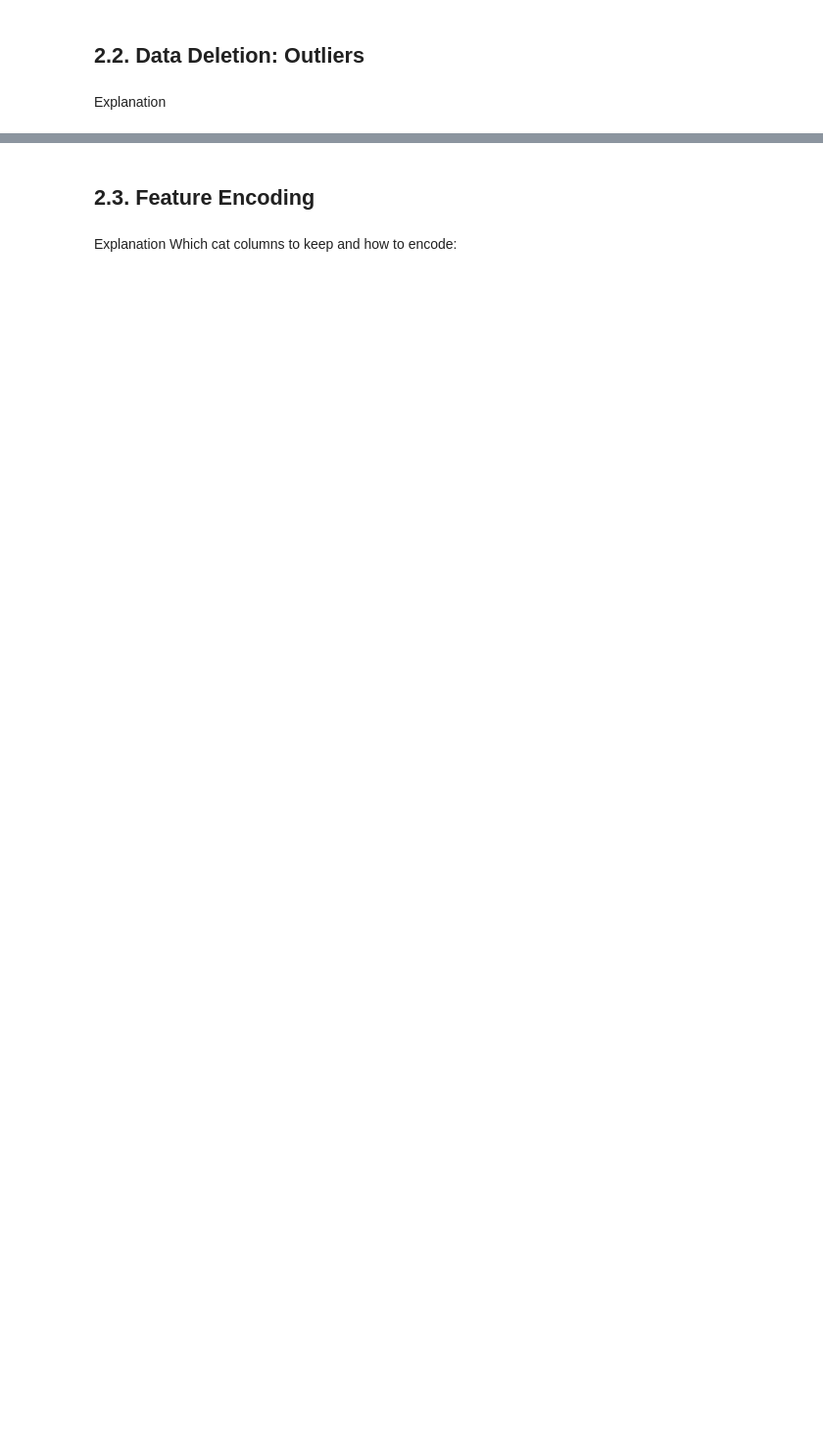
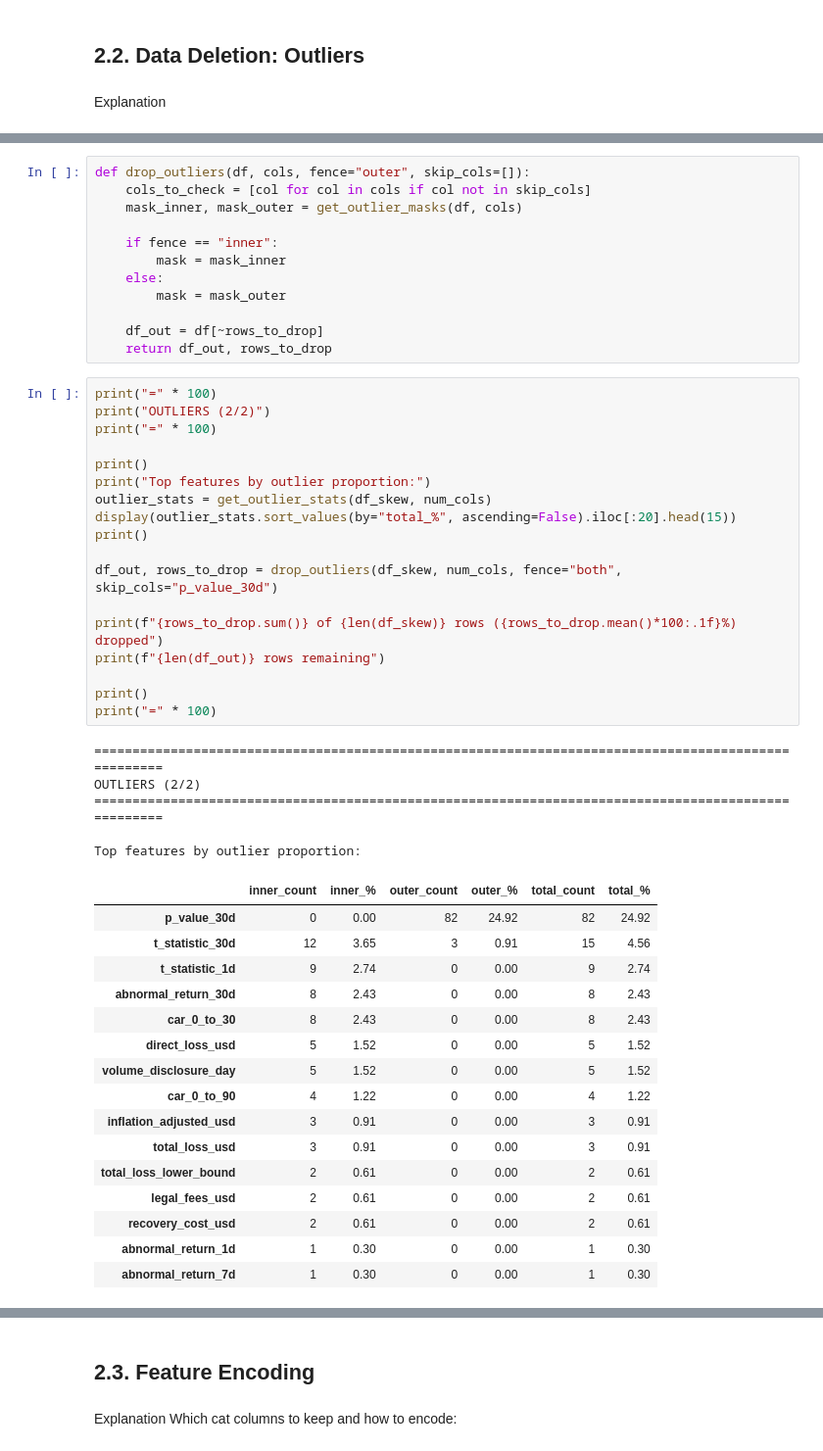
Before and after one commit to ItsAlexar/cybersecurity_breach_impact, a Jupyter notebook: preProcessing.ipynb, the cells around one changed output, grey strips where cells are left out. Shown at 98% size. Cells and saved outputs as stored; diff of their text form; blank space fills up the shorter version.

```diff
--- a/preProcessing.ipynb
+++ b/preProcessing.ipynb
@@ -247,0 +363,52 @@ num_cols, cat_cols = define_feature_types(df_reduced_out)
+# %%
+def drop_outliers(df, cols, fence="outer", skip_cols=[]):
+    cols_to_check = [col for col in cols if col not in skip_cols]
+    mask_inner, mask_outer = get_outlier_masks(df, cols)
+
+    if fence == "inner":
+        mask = mask_inner
+    else:
+        mask = mask_outer
+
+    df_out = df[~rows_to_drop]
+    return df_out, rows_to_drop
+# %%
+print("=" * 100)
+print("OUTLIERS (2/2)")
+print("=" * 100)
+
+print()
+print("Top features by outlier proportion:")
+outlier_stats = get_outlier_stats(df_skew, num_cols)
+display(outlier_stats.sort_values(by="total_%", ascending=False).iloc[:20].head(15))
+print()
+
+df_out, rows_to_drop = drop_outliers(df_skew, num_cols, fence="both", skip_cols="p_value_30d")
+
+print(f"{rows_to_drop.sum()} of {len(df_skew)} rows ({rows_to_drop.mean()*100:.1f}%) dropped")
+print(f"{len(df_out)} rows remaining")
+
+print()
+print("=" * 100)
+# %% [output]
+====================================================================================================
+OUTLIERS (2/2)
+====================================================================================================
+
+Top features by outlier proportion:
+|  | inner_count | inner_% | outer_count | outer_% | total_count | total_% |
+| p_value_30d | 0 | 0.00 | 82 | 24.92 | 82 | 24.92 |
+| t_statistic_30d | 12 | 3.65 | 3 | 0.91 | 15 | 4.56 |
+| t_statistic_1d | 9 | 2.74 | 0 | 0.00 | 9 | 2.74 |
+| abnormal_return_30d | 8 | 2.43 | 0 | 0.00 | 8 | 2.43 |
+| car_0_to_30 | 8 | 2.43 | 0 | 0.00 | 8 | 2.43 |
+| direct_loss_usd | 5 | 1.52 | 0 | 0.00 | 5 | 1.52 |
+| volume_disclosure_day | 5 | 1.52 | 0 | 0.00 | 5 | 1.52 |
+| car_0_to_90 | 4 | 1.22 | 0 | 0.00 | 4 | 1.22 |
+| inflation_adjusted_usd | 3 | 0.91 | 0 | 0.00 | 3 | 0.91 |
+| total_loss_usd | 3 | 0.91 | 0 | 0.00 | 3 | 0.91 |
+| total_loss_lower_bound | 2 | 0.61 | 0 | 0.00 | 2 | 0.61 |
+| legal_fees_usd | 2 | 0.61 | 0 | 0.00 | 2 | 0.61 |
+| recovery_cost_usd | 2 | 0.61 | 0 | 0.00 | 2 | 0.61 |
+| abnormal_return_1d | 1 | 0.30 | 0 | 0.00 | 1 | 0.30 |
+| abnormal_return_7d | 1 | 0.30 | 0 | 0.00 | 1 | 0.30 |
```
Also changed, not shown: parts of 41 cells of this notebook, 1 other file.
